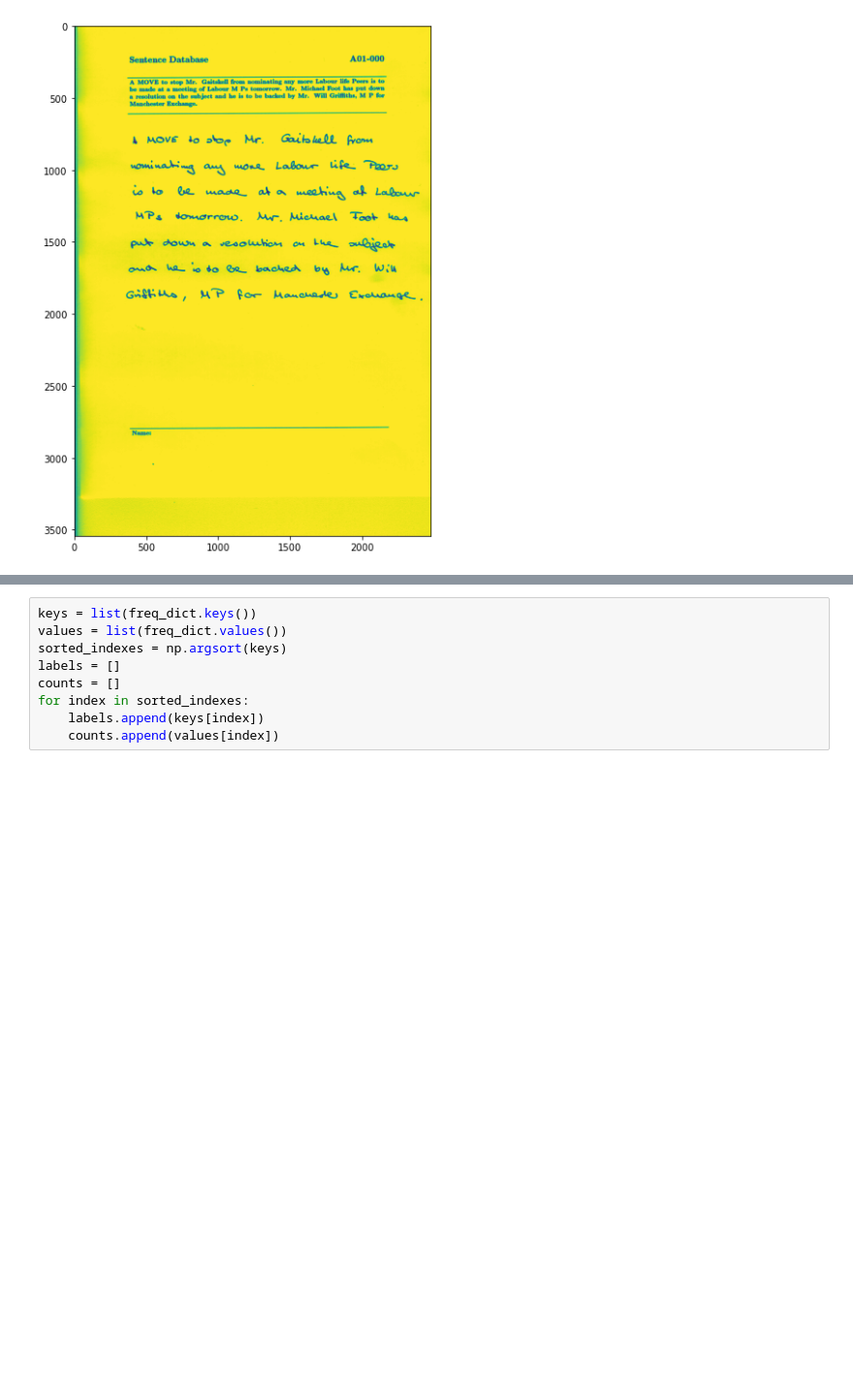
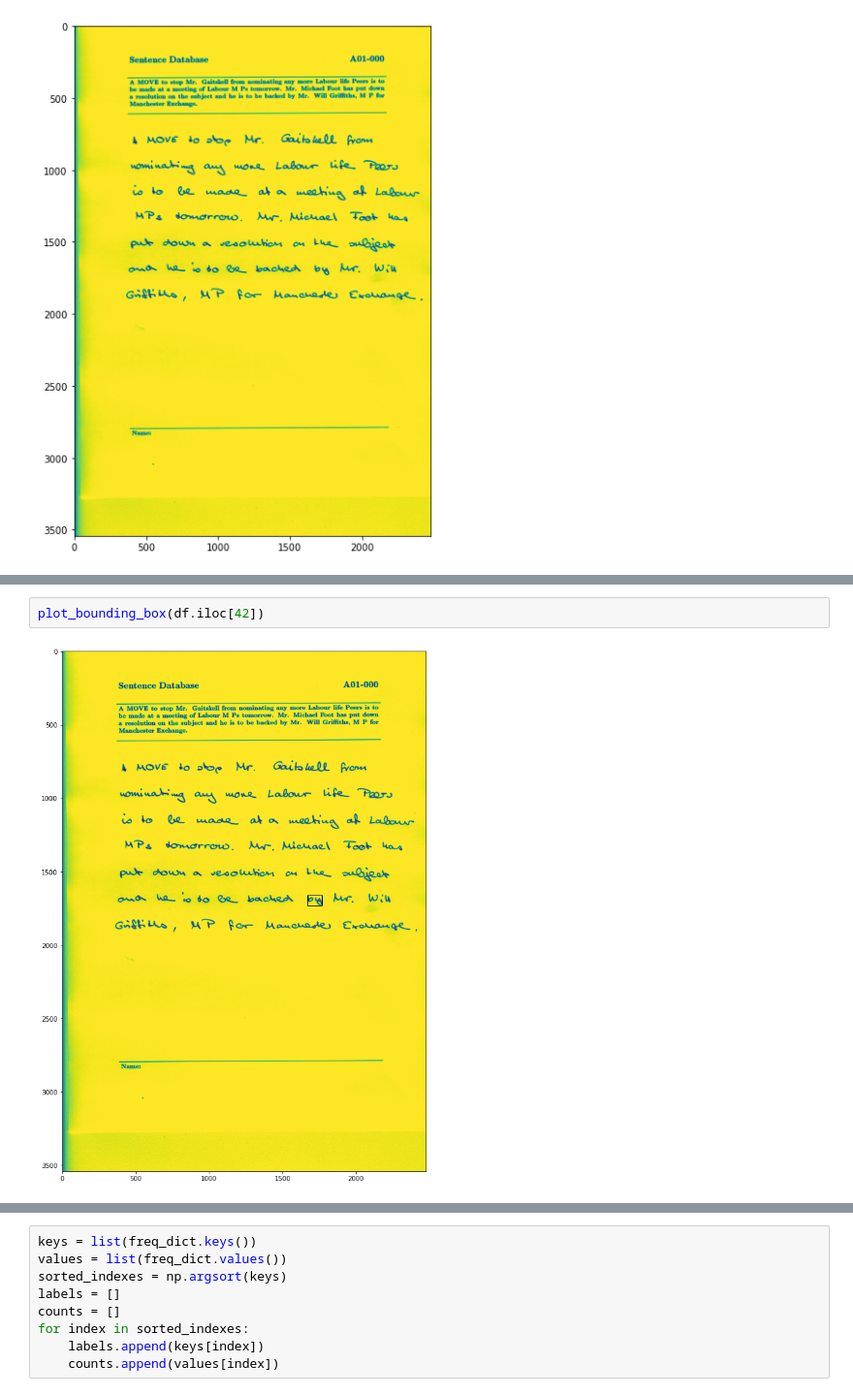
Before and after one commit to Jpec57/ocr-iam, a Jupyter notebook: notebooks/explorating_words.ipynb, the cells around one changed output, grey strips where cells are left out. Shown at 97% size. Drawn from its saved outputs; the diff is of its cells as text; blank space fills up the shorter version.

```diff
--- a/notebooks/explorating_words.ipynb
+++ b/notebooks/explorating_words.ipynb
@@ -99,6 +147,10 @@ def plot_bounding_box(line):
 plot_bounding_box(df.iloc[0])
 # %% [output]
 [figure]
+# %%
+plot_bounding_box(df.iloc[42])
+# %% [output]
+[figure, added]
 # %% [markdown]
 # TODO
 
```
Also changed, not shown: parts of 25 cells of this notebook, 1 other file.
